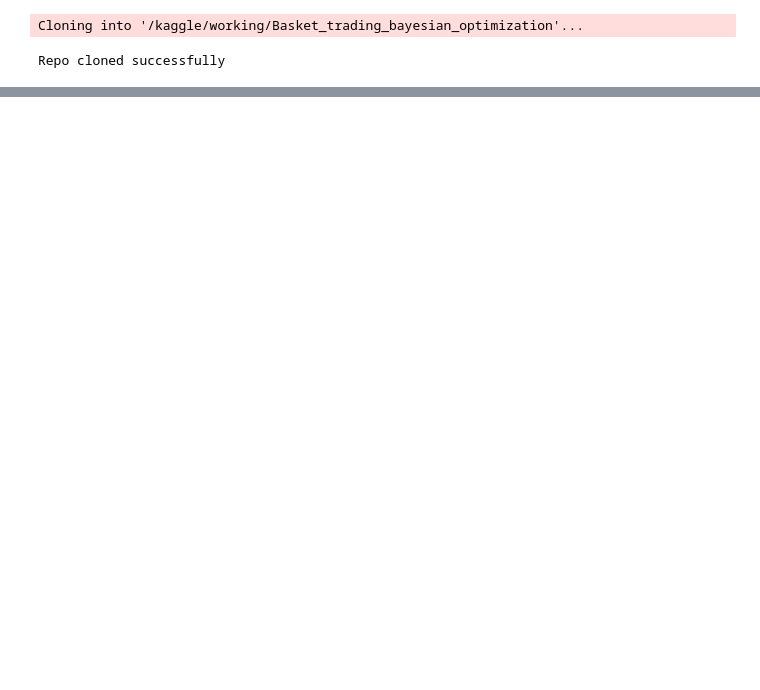
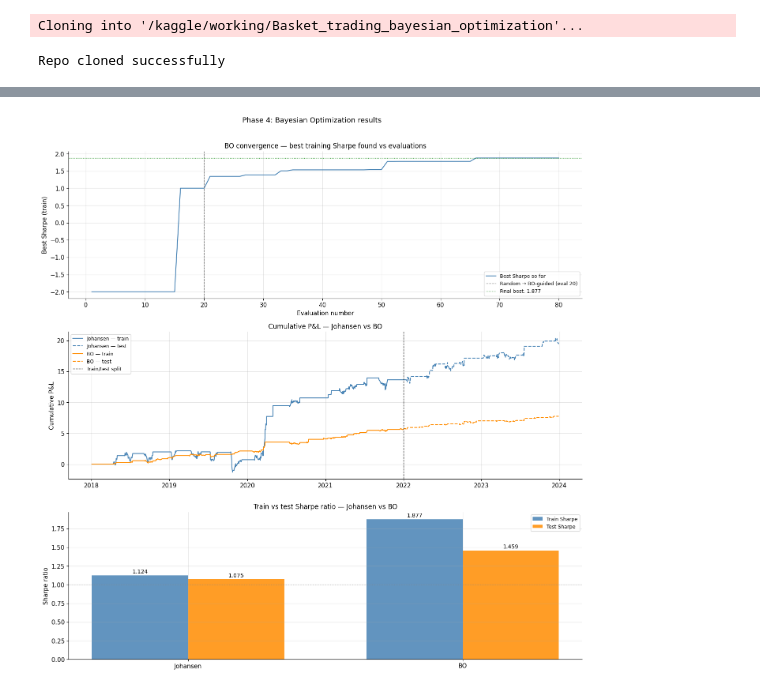
Before and after one commit to darpan-NITS/Basket_trading_bayesian_optimization, a Jupyter notebook: notebooks/basket_trading_bo.ipynb, the cells around one changed output, grey strips where cells are left out. Drawn from its saved outputs; the diff is of its cells as text; code cells hidden in the pictures; blank space fills up the shorter version.

Commit message:
Fix: phase 4 completed

```diff
--- a/notebooks/basket_trading_bo.ipynb
+++ b/notebooks/basket_trading_bo.ipynb
@@ -683,0 +730,19 @@ else:
+# %%
+weights_bo = np.array([1.0, bo_result.x[0], bo_result.x[1], bo_result.x[2]])
+
+print("Weight comparison — Johansen vs Bayesian Optimization")
+print(f"\n{'Ticker':<12} {'Johansen':>12} {'BO (raw)':>12} {'BO (normalised)':>18}")
+print("-" * 58)
+
+# Normalise BO weights so the first weight matches Johansen's INFY weight
+# This makes the numbers directly comparable in scale
+scale = weights[0] / weights_bo[0]   # ratio of INFY weights
+weights_bo_scaled = weights_bo * scale
+
+for ticker, wj, wb, wbs in zip(
+        log_prices.columns, weights, weights_bo, weights_bo_scaled):
+    print(f"{ticker:<12} {wj:>12.4f} {wb:>12.4f} {wbs:>18.4f}")
+
+print("\nNote: BO raw weights have INFY fixed to 1.0.")
+print("Normalised column scales BO weights to match Johansen's INFY weight")
+print("so the two sets are comparable in magnitude.")
@@ -683,0 +866,73 @@ else:
+# %%
+fig, axes = plt.subplots(3, 1, figsize=(14, 14))
+
+ax = axes[0]
+ax.plot(range(1, len(best_so_far) + 1), best_so_far,
+        color='steelblue', linewidth=1.5, label='Best Sharpe so far')
+ax.axvline(20, color='gray', linestyle='--', linewidth=1,
+           label='Random → BO-guided (eval 20)')
+ax.axhline(-bo_result.fun, color='green', linestyle=':', linewidth=1,
+           label=f'Final best: {-bo_result.fun:.3f}')
+ax.set_title("BO convergence — best training Sharpe found vs evaluations", fontsize=12)
+ax.set_xlabel("Evaluation number")
+ax.set_ylabel("Best Sharpe (train)")
+ax.legend(fontsize=9)
+
+# ── Plot 2: Cumulative P&L comparison ────────────────────────────────────────
+ax = axes[1]
+cum_j_train = pnl_train.cumsum()
+cum_j_test  = pnl_test.cumsum()
+cum_b_train = pnl_bo_train.cumsum()
+cum_b_test  = pnl_bo_test.cumsum()
+
+# Connect train and test segments smoothly
+j_offset = cum_j_train.iloc[-1]
+b_offset = cum_b_train.iloc[-1]
+
+ax.plot(cum_j_train.index, cum_j_train,
+        color='steelblue', linewidth=1.5, label='Johansen — train')
+ax.plot(cum_j_test.index,  cum_j_test + j_offset,
+        color='steelblue', linewidth=1.5, linestyle='--', label='Johansen — test')
+ax.plot(cum_b_train.index, cum_b_train,
+        color='darkorange', linewidth=1.5, label='BO — train')
+ax.plot(cum_b_test.index,  cum_b_test + b_offset,
+        color='darkorange', linewidth=1.5, linestyle='--', label='BO — test')
+ax.axvline(pd.Timestamp(TEST_START), color='black',
+           linestyle='--', linewidth=1, label='Train/test split')
+ax.axhline(0, color='gray', linewidth=0.5)
+ax.set_title("Cumulative P&L — Johansen vs BO", fontsize=12)
+ax.set_ylabel("Cumulative P&L")
+ax.legend(fontsize=9)
+
+# ── Plot 3: Train vs test Sharpe degradation bar chart ───────────────────────
+ax = axes[2]
+labels   = ['Johansen', 'BO']
+train_sh = [metrics_train['sharpe'],    metrics_bo_train['sharpe']]
+test_sh  = [metrics_test['sharpe'],     metrics_bo_test['sharpe']]
+
+x = np.arange(len(labels))
+w = 0.35
+bars1 = ax.bar(x - w/2, train_sh, w, label='Train Sharpe',
+               color='steelblue', alpha=0.85)
+bars2 = ax.bar(x + w/2, test_sh,  w, label='Test Sharpe',
+               color='darkorange', alpha=0.85)
+
+for bar in bars1 + bars2:
+    ax.text(bar.get_x() + bar.get_width()/2,
+            bar.get_height() + 0.01,
+            f'{bar.get_height():.3f}',
+            ha='center', va='bottom', fontsize=10)
+
+ax.set_title("Train vs test Sharpe ratio — Johansen vs BO", fontsize=12)
+ax.set_ylabel("Sharpe ratio")
+ax.set_xticks(x)
+ax.set_xticklabels(labels)
+ax.legend(fontsize=9)
+ax.axhline(1.0, color='gray', linestyle=':', linewidth=0.8, label='Sharpe = 1.0')
+
+plt.suptitle("Phase 4: Bayesian Optimization results", fontsize=13, y=1.01)
+plt.tight_layout()
+plt.savefig("results/plots/05_bo_comparison.png", dpi=150, bbox_inches='tight')
+plt.show()
+# %% [output]
+[figure, added]
```
Also changed, not shown: parts of 72 cells of this notebook, 4 other files.
